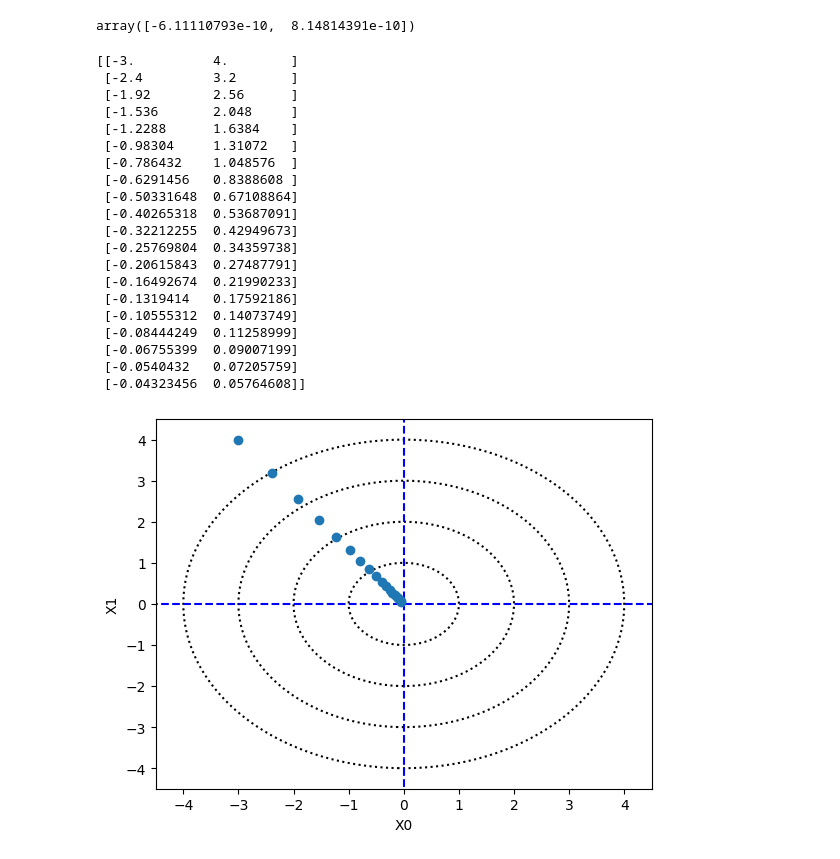
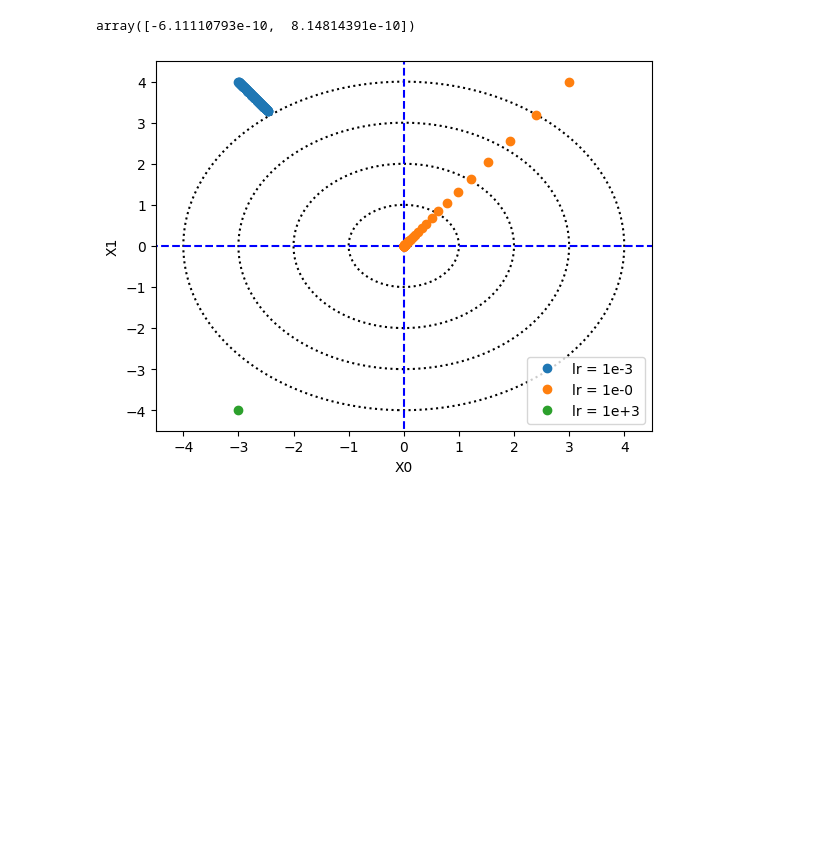
Before and after one commit to AnMyeongGyu/deep_learning_from_scratch, a Jupyter notebook: Chp4.ipynb, the cells around one changed output. Cells and saved outputs as stored; diff of their text form; code cells hidden in the pictures; blank space fills up the shorter version.

```diff
--- a/Chp4.ipynb
+++ b/Chp4.ipynb
@@ -314,72 +312,54 @@ gradient_descent(function_2, init_x = init_x, lr=0.1, step_num=100)
 # %% [output]
 array([-6.11110793e-10,  8.14814391e-10])
 # %%
-# lr= 0.1, init_x = -3, 4
 import numpy as np
 import matplotlib.pylab as plt
 from gradient_2d import numerical_gradient
-
 
 def gradient_descent(f, init_x, lr=0.01, step_num=100):
     x = init_x
     x_history = []
 
     for i in range(step_num):
         x_history.append( x.copy() )
 
         grad = numerical_gradient(f, x)
         x -= lr * grad
 
     return x, np.array(x_history)
 
-
 def function_2(x):
     return x[0]**2 + x[1]**2
 
-init_x = np.array([-3.0, 4.0])
+# init point
+init_x1 = np.array([-3.0, 4.0])
+init_x2 = np.array([3.0, 4.0])
+init_x3 = np.array([-3.0, -4.0])
 
-lr = 0.1
-step_num = 20
-x, x_history = gradient_descent(function_2, init_x, lr=lr, step_num=step_num)
-print(x_history)
+# three different learning rates
+x_1, x1_history = gradient_descent(function_2, init_x1, lr=1e-3)
+x_2, x2_history = gradient_descent(function_2, init_x2, lr=1e-1)
+x_3, x3_history = gradient_descent(function_2, init_x3, lr=1e+3)
 
 # make Contour Plot of f(x) = x0² + x1²
-plt.plot( [-5, 5], [0,0], '--b')
-plt.plot( [0,0], [-5, 5], '--b')
-plt.plot(x_history[:,0], x_history[:,1], 'o')
+plt.plot([-5, 5], [0, 0], '--b', label='')
+plt.plot([0, 0], [-5, 5], '--b', label='')
+plt.plot(x1_history[:, 0], x1_history[:, 1], 'o', label='lr = 1e-3')
+plt.plot(x2_history[:, 0], x2_history[:, 1], 'o', label='lr = 1e-0')
+plt.plot(x3_history[:, 0], x3_history[:, 1], 'o', label='lr = 1e+3')
 
 x0 = np.linspace(-5, 5, 1000)
 x1 = np.linspace(-5, 5, 1000)
 x0, x1 = np.meshgrid(x0, x1)
-y = x0**2 + x1**2
+y = x0 ** 2 + x1 ** 2
 
-plt.contour(x0, x1, y, levels=[1,4,9,16], colors='k', linestyles='dotted')
-
+plt.contour(x0, x1, y, levels=[1, 4, 9, 16], colors='k', linestyles='dotted')
 
 plt.xlim(-4.5, 4.5)
 plt.ylim(-4.5, 4.5)
 plt.xlabel("X0")
 plt.ylabel("X1")
+plt.legend()
 plt.show()
 # %% [output]
-[[-3.          4.        ]
- [-2.4         3.2       ]
- [-1.92        2.56      ]
- [-1.536       2.048     ]
- [-1.2288      1.6384    ]
- [-0.98304     1.31072   ]
- [-0.786432    1.048576  ]
- [-0.6291456   0.8388608 ]
- [-0.50331648  0.67108864]
- [-0.40265318  0.53687091]
- [-0.32212255  0.42949673]
- [-0.25769804  0.34359738]
- [-0.20615843  0.27487791]
- [-0.16492674  0.21990233]
- [-0.1319414   0.17592186]
- [-0.10555312  0.14073749]
- [-0.08444249  0.11258999]
- [-0.06755399  0.09007199]
- [-0.0540432   0.07205759]
- [-0.04323456  0.05764608]]
-[figure, old version]
+[figure, new version]
```
Also changed, not shown: parts of 21 cells of this notebook.
